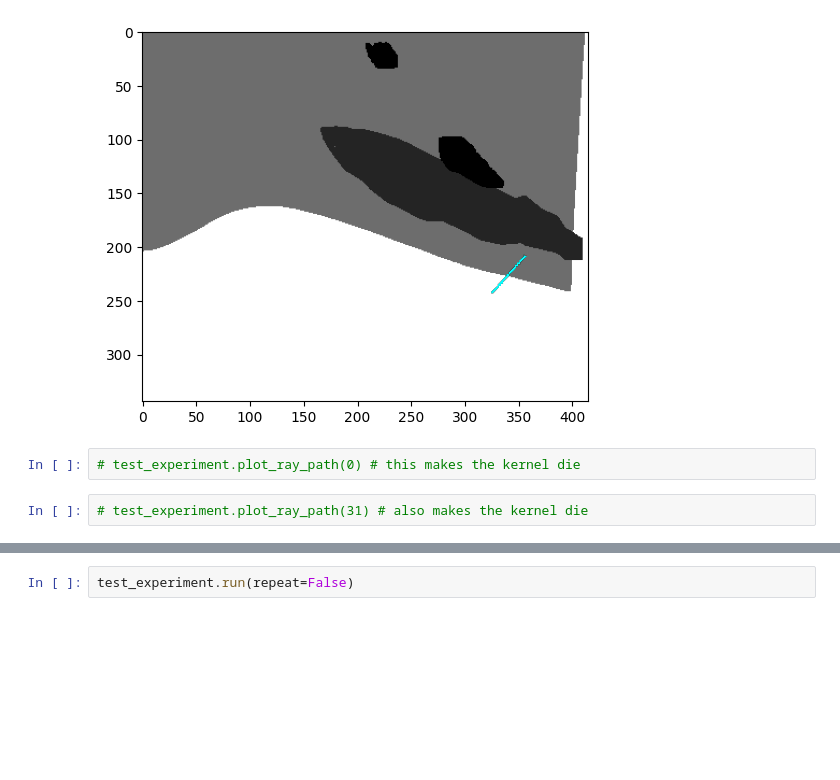
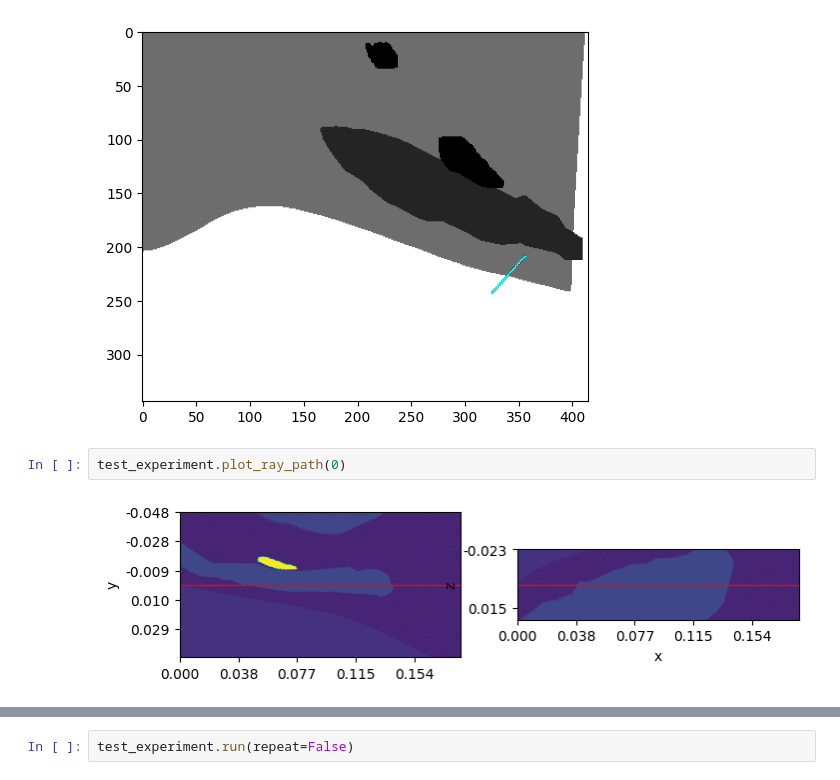
Before and after one commit to qzlinqian/MUSiK, a Jupyter notebook: demos/kidney/kidney_scan_focused.ipynb, the cells around one changed output, grey strips where cells are left out. Cells and saved outputs as stored; diff of their text form; blank space fills up the shorter version.

```diff
--- a/demos/kidney/kidney_scan_focused.ipynb
+++ b/demos/kidney/kidney_scan_focused.ipynb
@@ -161,7 +150,7 @@ test_experiment.visualize_sensor_mask(index=[slice(0, -1, 1), slice(0, -1, 1), i
 test_experiment.visualize_sensor_mask(index=[slice(0, -1, 1),int(np.round(sensor_coord[1])), slice(0, -1, 1), ], body_surface_mask=body_mask)
 # %% [output]
 [figure]
-# %%
-# test_experiment.plot_ray_path(0) # this makes the kernel die
-# %%
-# test_experiment.plot_ray_path(31) # also makes the kernel die
+# %%
+test_experiment.plot_ray_path(0)
+# %% [output]
+[figure, added]
```
Also changed, not shown: parts of 15 cells of this notebook, 8 other files.
